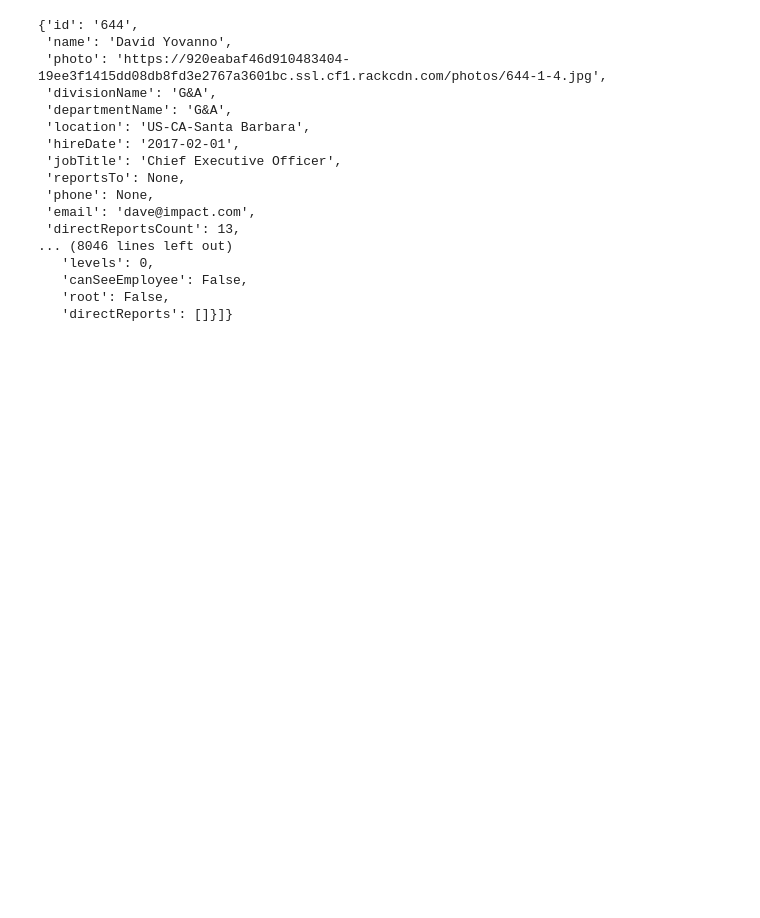
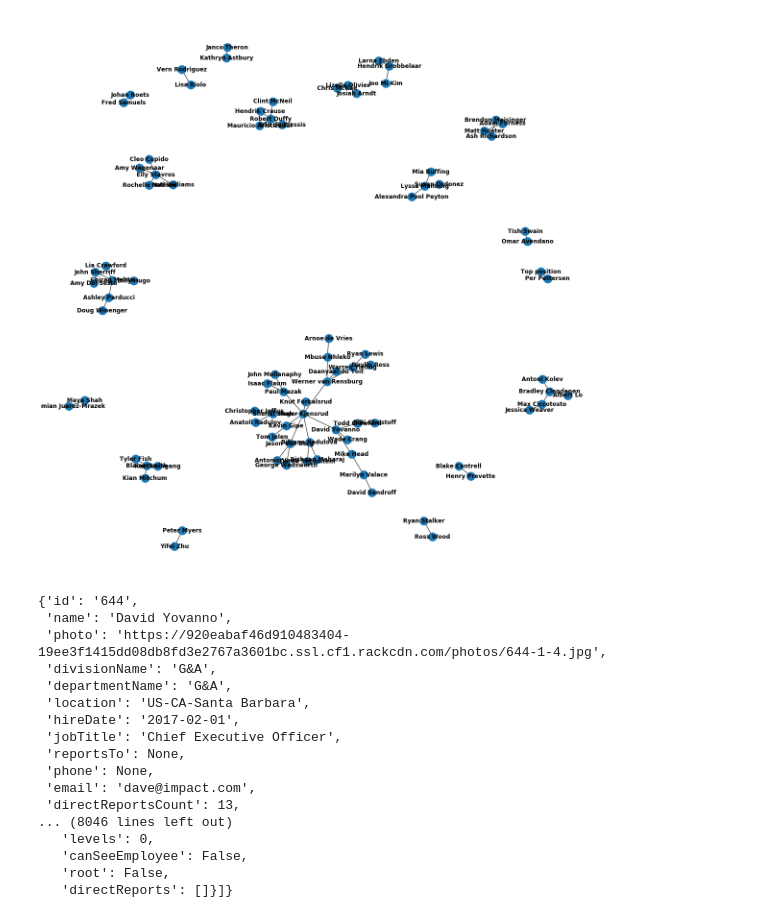
Before and after one commit to Peter-32/employee_network_plot, a Jupyter notebook: notebooks/main/Day1.scratch.ipynb, the cells around one changed output. Saved outputs shown, nothing was run; the diff lists cells and outputs as text; code cells hidden in the pictures; blank space fills up the shorter version.

```diff
--- a/notebooks/main/Day1.scratch.ipynb
+++ b/notebooks/main/Day1.scratch.ipynb
@@ -1,41 +1,52 @@
 # %%
 import json
 import networkx as nx
 from datetime import datetime
 import matplotlib.pyplot as plt
 %matplotlib inline
 plt.rc('figure', figsize=[16,16])
 
-
-date = datetime.strptime('2020-01-14', '%Y-%m-%d')
+date = datetime.strptime('2015-01-14', '%Y-%m-%d')
 
 G = nx.Graph()
 
 with open('../../data/raw/data.json') as json_file:
     data = json.load(json_file)
     G.add_node("Top position")
     for person1 in data['directReports']:
-        if date > datetime.strptime(data['directReports'][0]['hireDate'], '%Y-%m-%d'):
+        if date > datetime.strptime(person1['hireDate'], '%Y-%m-%d'):
             G.add_node(person1['name'])
             G.add_edge(person1['name'], "Top position")
-            for person2 in person1['directReports']:
-                if date > datetime.strptime(data['directReports'][0]['hireDate'], '%Y-%m-%d'):
-                    G.add_node(person2['name'])
-                    G.add_edge(person2['name'], person1['name'])
-                    for person3 in person2['directReports']:
-                        if date > datetime.strptime(data['directReports'][0]['hireDate'], '%Y-%m-%d'):
-                            G.add_node(person3['name'])
-                            G.add_edge(person3['name'], person2['name'])
-                            for person4 in person3['directReports']:
-                                if date > datetime.strptime(data['directReports'][0]['hireDate'], '%Y-%m-%d'):
-                                    G.add_node(person4['name'])
-                                    G.add_edge(person4['name'], person3['name'])
-                                    for person5 in person4['directReports']:
-                                        if date > datetime.strptime(data['directReports'][0]['hireDate'], '%Y-%m-%d'):
-                                            G.add_node(person5['name'])
-                                            G.add_edge(person5['name'], person4['name'])
+        else:
+            person1_name = "Top position"
+        for person2 in person1['directReports']:
+            if date > datetime.strptime(person2['hireDate'], '%Y-%m-%d'):
+                G.add_node(person2['name'])
+                G.add_edge(person2['name'], person1['name'])
+            else:
+                person2_name = person1['name'] if date > datetime.strptime(person1['hireDate'], '%Y-%m-%d') else "Top position"
+            for person3 in person2['directReports']:
+                if date > datetime.strptime(person3['hireDate'], '%Y-%m-%d'):
+                    G.add_node(person3['name'])
+                    G.add_edge(person3['name'], person2['name'])
+                else:
+                    person3_name = person2['name'] if this else person1['name'] if date > datetime.strptime(person1['hireDate'], '%Y-%m-%d') else "Top position"
+                for person4 in person3['directReports']:
+                    if date > datetime.strptime(person4['hireDate'], '%Y-%m-%d'):
+                        G.add_node(person4['name'])
+                        G.add_edge(person4['name'], person3['name'])
+                    else:
+                        person4_name = person3['name']
+                    for person5 in person4['directReports']:
+                        if date > datetime.strptime(person5['hireDate'], '%Y-%m-%d'):
+                            G.add_node(person5['name'])
+                            G.add_edge(person5['name'], person4['name'])
+                        else:
+                            pass
 
 nx.draw(G, with_labels=True, font_weight='bold')
+# %% [output]
+[figure, added]
 # %%
 data['directReports'][0]
 # %% [output]
```
